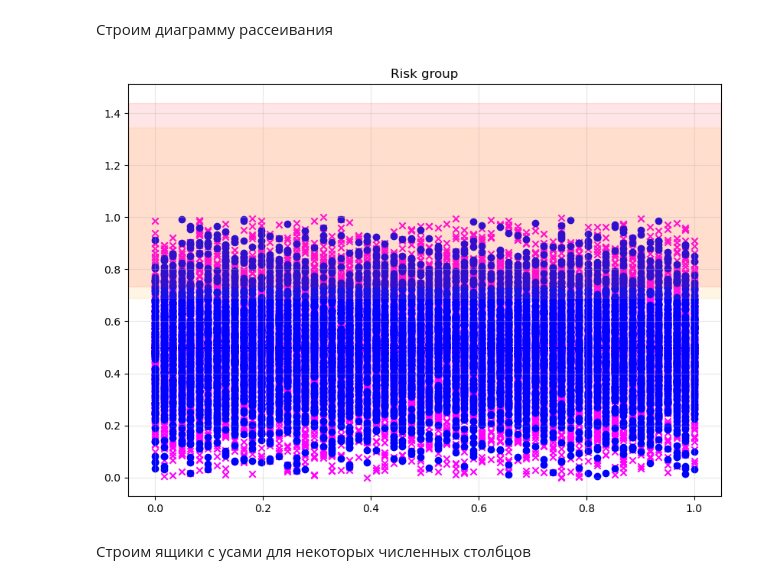
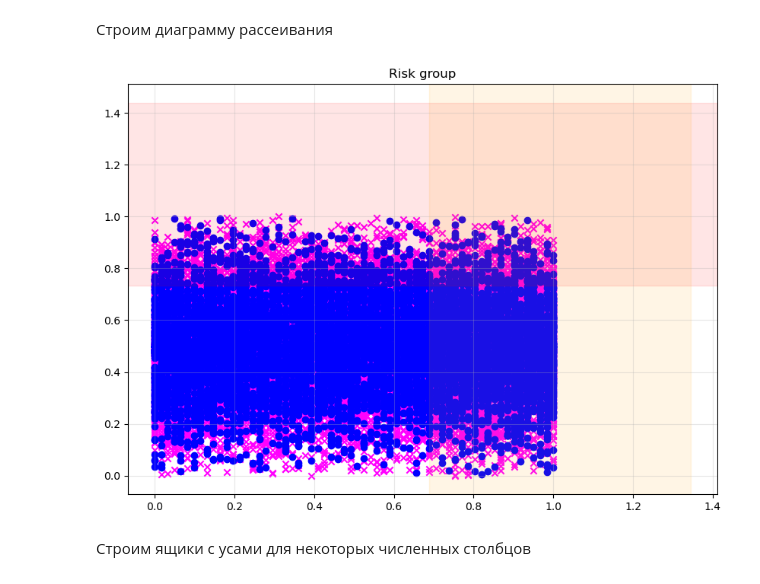
Before and after one commit to brick1ng5654/course-3, a Jupyter notebook: boml/lab_1/omo1.ipynb, the cells around one changed output. Cells and saved outputs as stored; diff of their text form; code cells hidden in the pictures.

```diff
--- a/boml/lab_1/omo1.ipynb
+++ b/boml/lab_1/omo1.ipynb
@@ -171,15 +185,15 @@ df = df.drop_duplicates()
 # %%
 
 plt.figure(figsize=(10, 7))
 plt.scatter('age', 'blood_pressure', data=df[df['target_healthy'] == 1], marker='x', c='magenta')
 plt.scatter('age', 'blood_pressure', data=df[df['target_diseased'] == 1], marker='o', c = 'blue')
 plt.title("Risk group")
 plt.grid(True, alpha=0.3)
 plt.axhspan(hspan_min_normalized, hspan_max_normalized, alpha=0.1, color='red', label="High BloodPressure zone")
-plt.axhspan(vspan_min_normalized, vspan_max_normalized, alpha=0.1, color='orange', label="Elderly zone")
+plt.axvspan(vspan_min_normalized, vspan_max_normalized, alpha=0.1, color='orange', label="Elderly zone")
 plt.show()
 # %% [output]
-[figure, old version]
+[figure, new version]
 # %% [markdown]
 Строим ящики с усами для некоторых численных столбцов
 # %%
```
Also changed, not shown: parts of 1 cell of this notebook.
